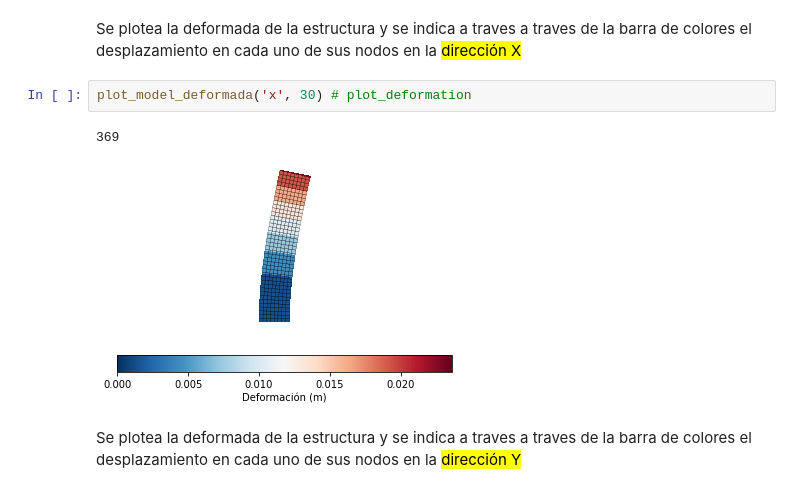
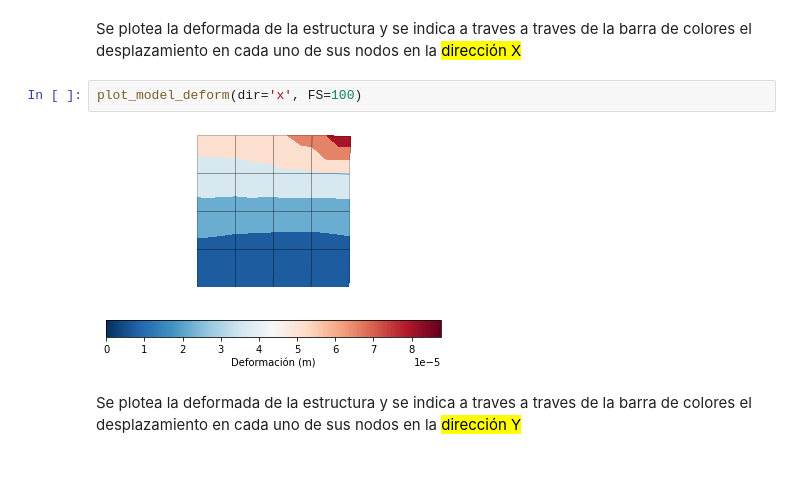
Before and after one commit to Julian-Palacios/pmef, a Jupyter notebook: 01_Viga_Quad4.ipynb, the cells around one changed output. Cells and saved outputs as stored; diff of their text form.

```diff
--- a/01_Viga_Quad4.ipynb
+++ b/01_Viga_Quad4.ipynb
@@ -83,10 +102,9 @@ Neumann, DOF: 736
 Analysis() # Analyse
 # %% [markdown]
 <p>Se plotea la deformada de la estructura y se indica a traves a traves de la barra de colores el desplazamiento en cada uno de sus nodos en la <mark>dirección X</mark> </p>
-# %%
-plot_model_deformada('x', 30) # plot_deformation
-# %% [output]
-369
-[figure, removed]
+# %%
+plot_model_deform(dir='x', FS=100)
+# %% [output]
+[figure, added]
 # %% [markdown]
 <p>Se plotea la deformada de la estructura y se indica a traves a traves de la barra de colores el desplazamiento en cada uno de sus nodos en la <mark>dirección Y</mark> </p>
```
Also changed, not shown: parts of 20 cells of this notebook.
